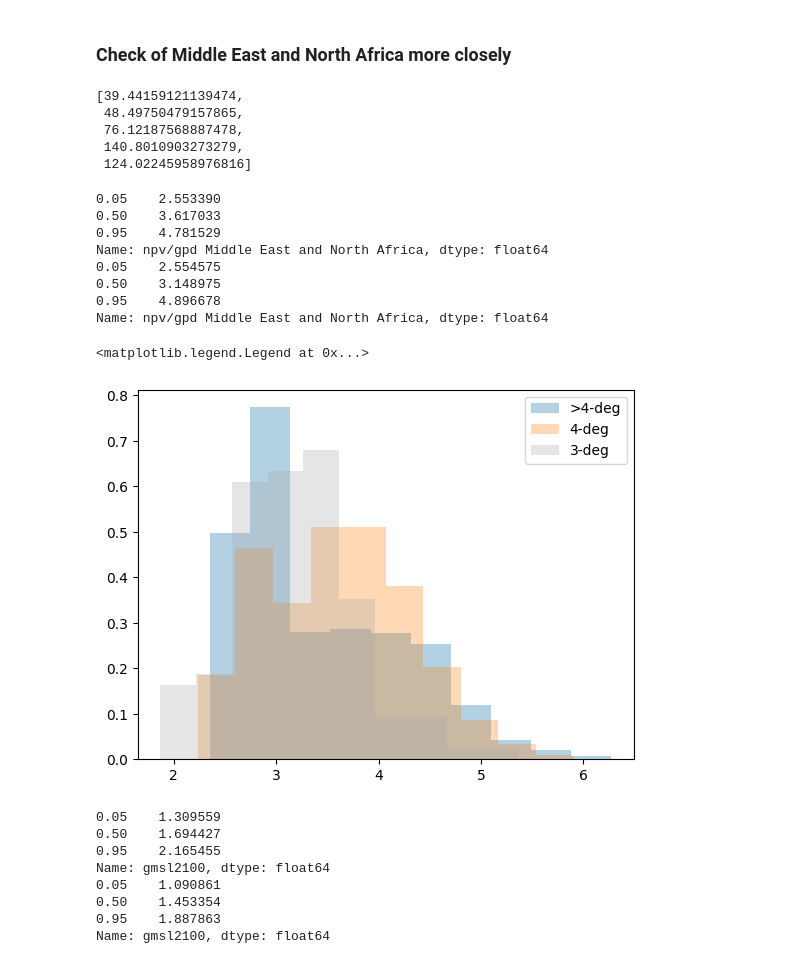
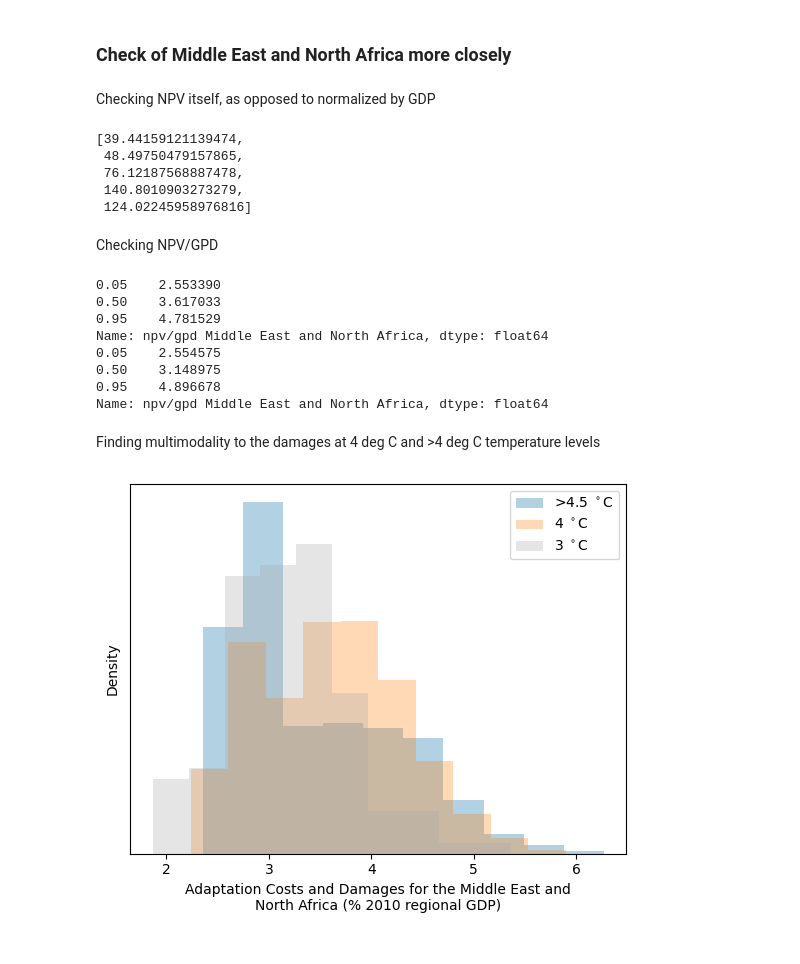
Before and after one commit to raddleverse/tempthresholds, a Jupyter notebook: analysis.ipynb, the cells around one changed output. Cells and saved outputs as stored; diff of their text form; code cells hidden in the pictures.

```diff
--- a/analysis.ipynb
+++ b/analysis.ipynb
@@ -409,6 +390,8 @@ fig.savefig("./figures/npv_global_errorbars-only-VIVEK_check.pdf", bbox_inches='
 [figure]
 # %% [markdown]
 ### Check of Middle East and North Africa more closely
+# %% [markdown]
+Checking NPV itself, as opposed to normalized by GDP
 # %%
 [dfN.loc[(dfN.temp2100 <= 1.5), "Middle East and North Africa"].quantile(0.5),
  dfN.loc[(dfN.temp2100 > 1.5) & (dfN.temp2100 <= 2.5), "Middle East and North Africa"].quantile(0.5),
@@ -421,6 +404,8 @@ fig.savefig("./figures/npv_global_errorbars-only-VIVEK_check.pdf", bbox_inches='
  76.12187568887478,
  140.8010903273279,
  124.02245958976816]
+# %% [markdown]
+Checking NPV/GPD
 # %%
 print(dfN.loc[(dfN.scenario=="5-85") & (dfN.temp2100 > 3.5) & (dfN.temp2100 <= 4.5),"npv/gpd Middle East and North Africa"].quantile([.05,.5,.95]))
 print(dfN.loc[(dfN.scenario=="5-85") & (dfN.temp2100 > 4.5),"npv/gpd Middle East and North Africa"].quantile([.05,.5,.95]))
@@ -433,25 +418,15 @@ Name: npv/gpd Middle East and North Africa, dtype: float64
 0.50    3.148975
 0.95    4.896678
 Name: npv/gpd Middle East and North Africa, dtype: float64
+# %% [markdown]
+Finding multimodality to the damages at 4 deg C and >4 deg C temperature levels
 # %%
-plt.hist(dfN.loc[(dfN.scenario=="5-85") & (dfN.temp2100 > 4.5),"npv/gpd Middle East and North Africa"], density=True, alpha=0.3, label=">4-deg")
-plt.hist(dfN.loc[(dfN.scenario=="5-85") & (dfN.temp2100 > 3.5) & (dfN.temp2100 <= 4.5),"npv/gpd Middle East and North Africa"], density=True, alpha=0.3, label="4-deg")
-plt.hist(dfN.loc[(dfN.scenario=="5-85") & (dfN.temp2100 > 2.5) & (dfN.temp2100 <= 3.5),"npv/gpd Middle East and North Africa"], density=True, alpha=0.3, label="3-deg")
+plt.hist(dfN.loc[(dfN.scenario=="5-85") & (dfN.temp2100 > 4.5),"npv/gpd Middle East and North Africa"], density=True, alpha=0.3, label=">4.5 $^\circ$C")
+plt.hist(dfN.loc[(dfN.scenario=="5-85") & (dfN.temp2100 > 3.5) & (dfN.temp2100 <= 4.5),"npv/gpd Middle East and North Africa"], density=True, alpha=0.3, label="4 $^\circ$C")
+plt.hist(dfN.loc[(dfN.scenario=="5-85") & (dfN.temp2100 > 2.5) & (dfN.temp2100 <= 3.5),"npv/gpd Middle East and North Africa"], density=True, alpha=0.3, label="3 $^\circ$C")
 #plt.hist(dfN.loc[(dfN.scenario=="5-85") & (dfN.temp2100 > 1.5) & (dfN.temp2100 <= 2.5),"npv/gpd Middle East and North Africa"], density=True, alpha=0.3, label="2-deg")
 #plt.hist(dfN.loc[(dfN.scenario=="5-85") & (dfN.temp2100 <= 1.5),"npv/gpd Middle East and North Africa"], density=True, alpha=0.3, label="<=1.5-deg")
-plt.legend()
+plt.ylabel("Density"); plt.yticks([]); plt.xlabel("Adaptation Costs and Damages for the Middle East and\nNorth Africa (% 2010 regional GDP)")
+plt.legend();
 # %% [output]
-<matplotlib.legend.Legend at 0x...>
-[figure, old version]
+[figure, new version]
-# %%
-print(dfN.loc[(dfN.scenario=="5-85") & (dfN.temp2100 > 4.5),"gmsl2100"].quantile([.05,.5,.95]))
-print(dfN.loc[(dfN.scenario=="5-85") & (dfN.temp2100 < 4.5),"gmsl2100"].quantile([.05,.5,.95]))
-# %% [output]
-0.05    1.309559
-0.50    1.694427
-0.95    2.165455
-Name: gmsl2100, dtype: float64
-0.05    1.090861
-0.50    1.453354
-0.95    1.887863
-Name: gmsl2100, dtype: float64
```
Also changed, not shown: parts of 28 cells of this notebook.
